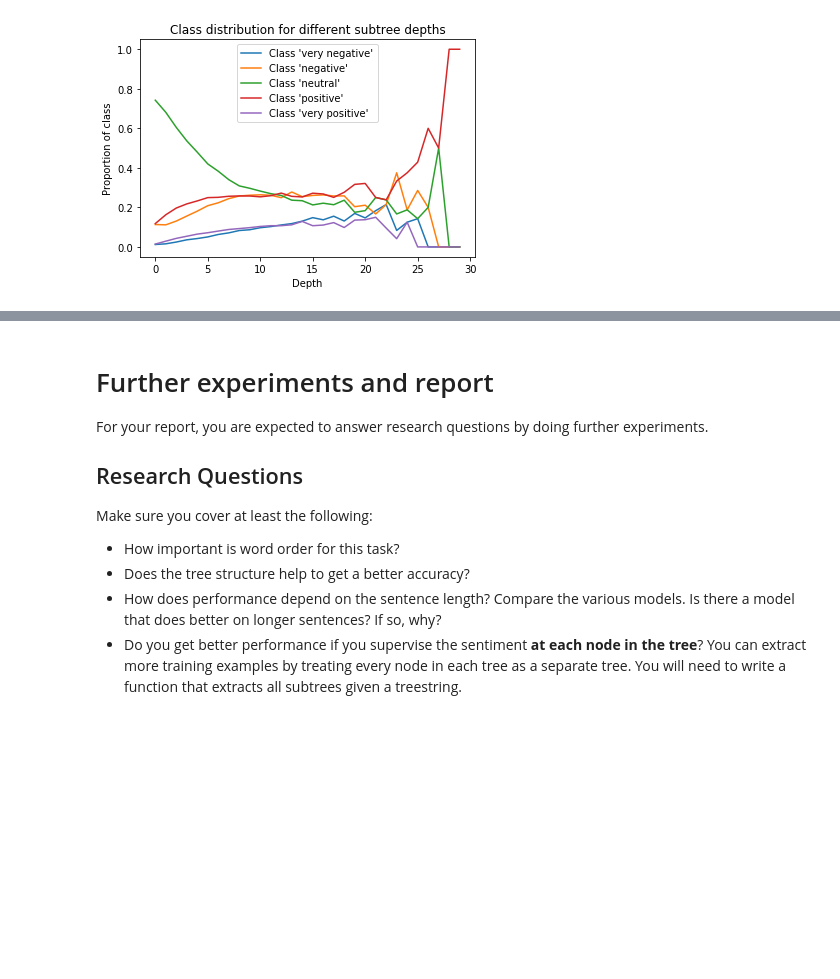
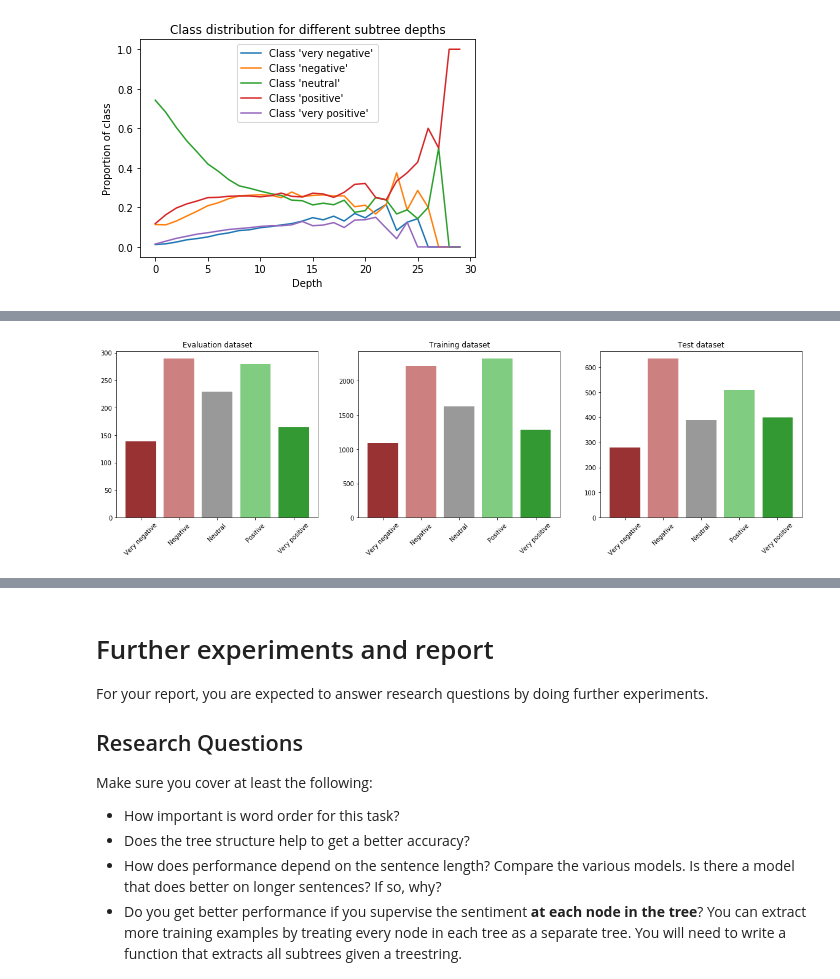
Before and after one commit to phlippe/SentimentClassification_TreeLSTM, a Jupyter notebook: notebooks/TreeLSTMs.ipynb, the cells around one changed output, grey strips where cells are left out. Saved outputs shown, nothing was run; the diff lists cells and outputs as text; code cells hidden in the pictures; blank space fills up the shorter version.

```diff
--- a/notebooks/TreeLSTMs.ipynb
+++ b/notebooks/TreeLSTMs.ipynb
@@ -2283,0 +2353,21 @@ Distribution over classes:
+# %%
+# Class distribution over datasets
+dev_data_labels = [data.label for data in dev_data]
+train_data_labels = [data.label for data in train_data]
+test_data_labels = [data.label for data in test_data]
+
+c = [(0.6, 0.2, 0.2), (0.8, 0.5, 0.5), (0.6, 0.6, 0.6), (0.5, 0.8, 0.5), (0.2, 0.6, 0.2)]
+
+fig, ax = plt.subplots(1,3,figsize=(20,5))
+ax[0].bar(range(5), [sum([d==i for d in dev_data_labels]) for i in range(5)], color=c)
+ax[0].set_title("Evaluation dataset")
+ax[1].bar(range(5), [sum([d==i for d in train_data_labels]) for i in range(5)], color=c)
+ax[1].set_title("Training dataset")
+ax[2].bar(range(5), [sum([d==i for d in test_data_labels]) for i in range(5)], color=c)
+ax[2].set_title("Test dataset")
+ax[0].set_xticklabels(("", "Very negative", "Negative", "Neutral", "Positive", "Very positive"), rotation=45)
+ax[1].set_xticklabels(("", "Very negative", "Negative", "Neutral", "Positive", "Very positive"), rotation=45)
+ax[2].set_xticklabels(("", "Very negative", "Negative", "Neutral", "Positive", "Very positive"), rotation=45)
+print("")
+# %% [output]
+[figure, added]
```
Also changed, not shown: parts of 19 cells of this notebook.
